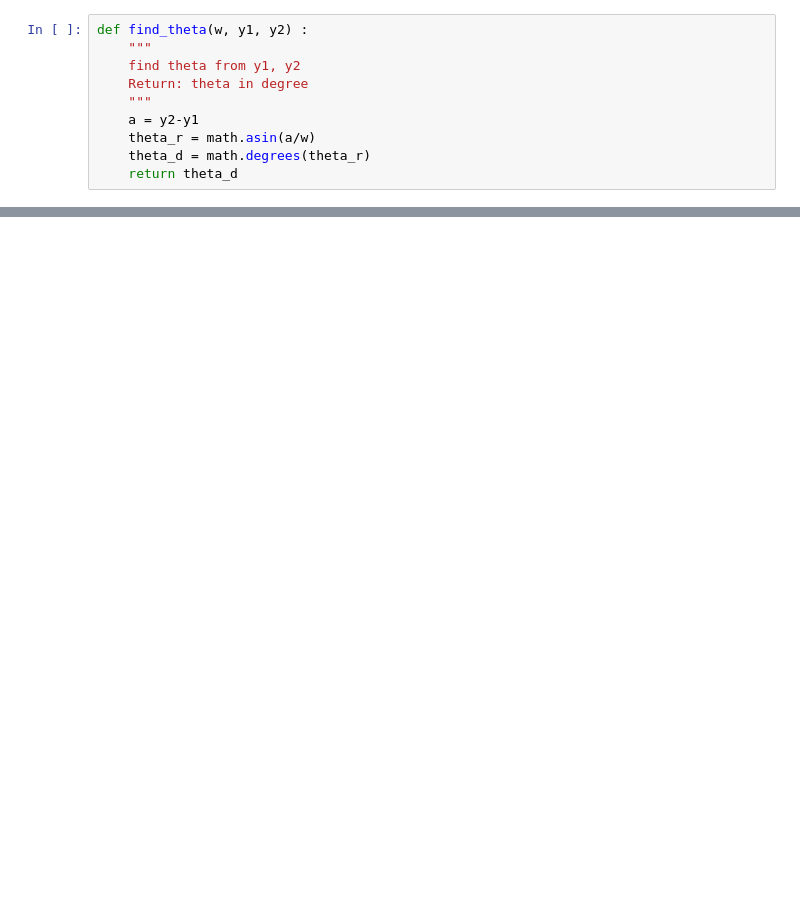
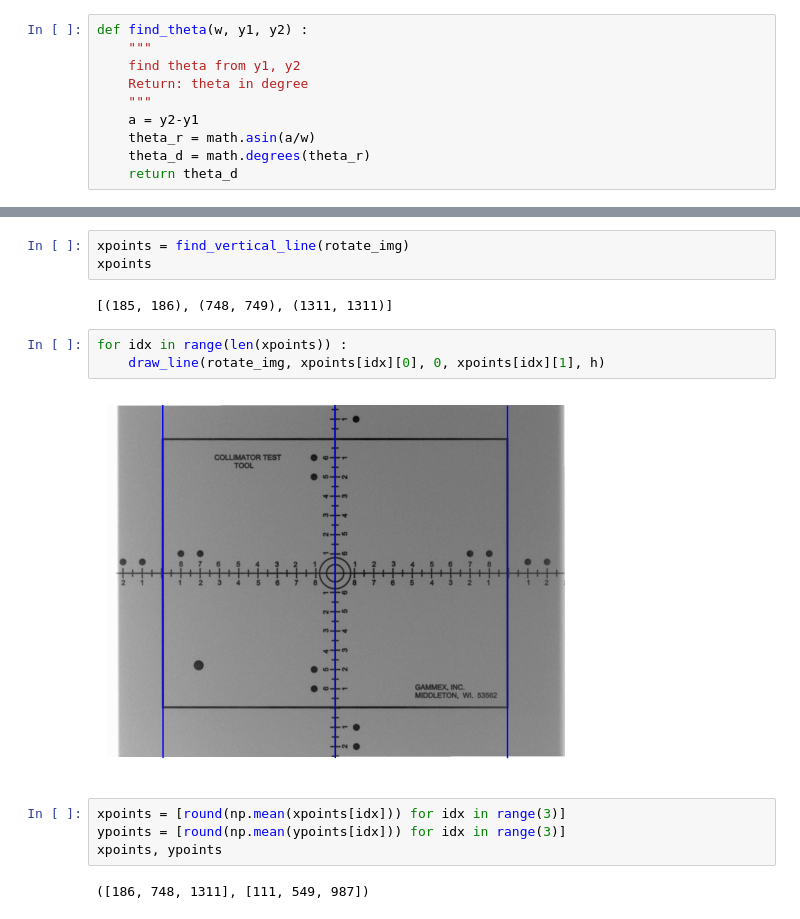
Before and after one commit to NickyAlan/DR-Light-beam-test, a Jupyter notebook: image-processing.ipynb, the cells around one changed output, grey strips where cells are left out. Drawn from its saved outputs; the diff is of its cells as text; blank space fills up the shorter version.

```diff
--- a/image-processing.ipynb
+++ b/image-processing.ipynb
@@ -128,0 +195,16 @@ display(rotate_img)
+# %%
+xpoints = find_vertical_line(rotate_img)
+xpoints
+# %% [output]
+[(185, 186), (748, 749), (1311, 1311)]
+# %%
+for idx in range(len(xpoints)) :
+    draw_line(rotate_img, xpoints[idx][0], 0, xpoints[idx][1], h)
+# %% [output]
+[figure, added]
+# %%
+xpoints = [round(np.mean(xpoints[idx])) for idx in range(3)]
+ypoints = [round(np.mean(ypoints[idx])) for idx in range(3)]
+xpoints, ypoints
+# %% [output]
+([186, 748, 1311], [111, 549, 987])
```
Also changed, not shown: parts of 19 cells of this notebook, 11 other files.
